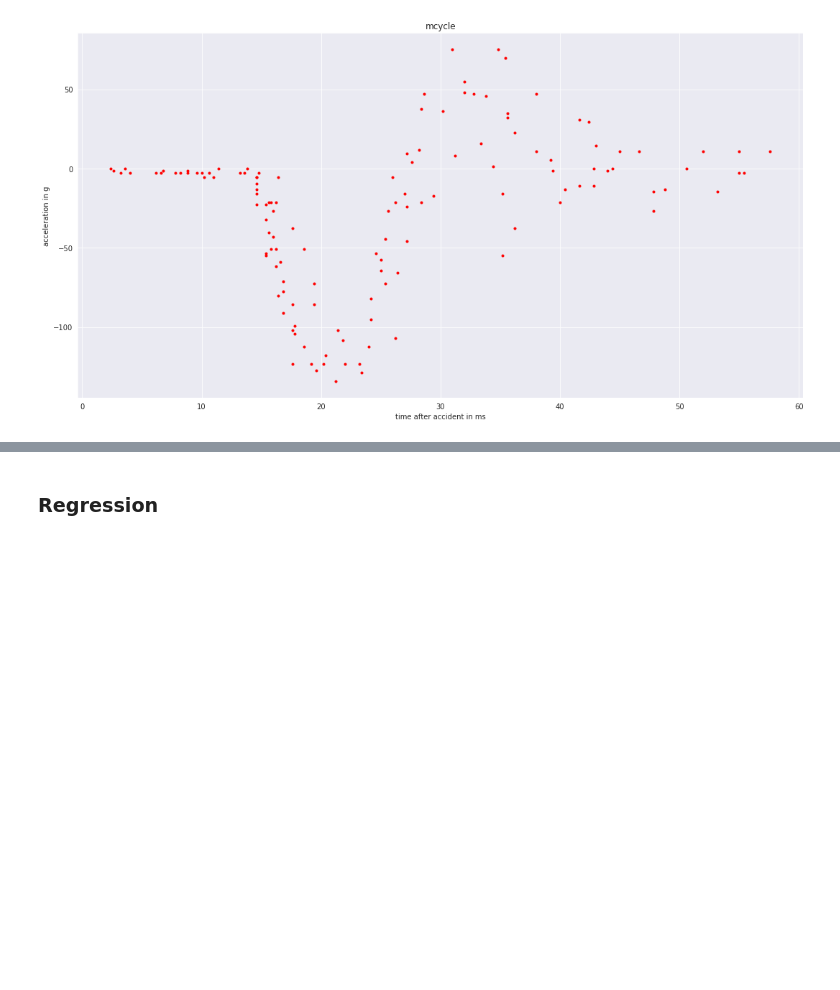
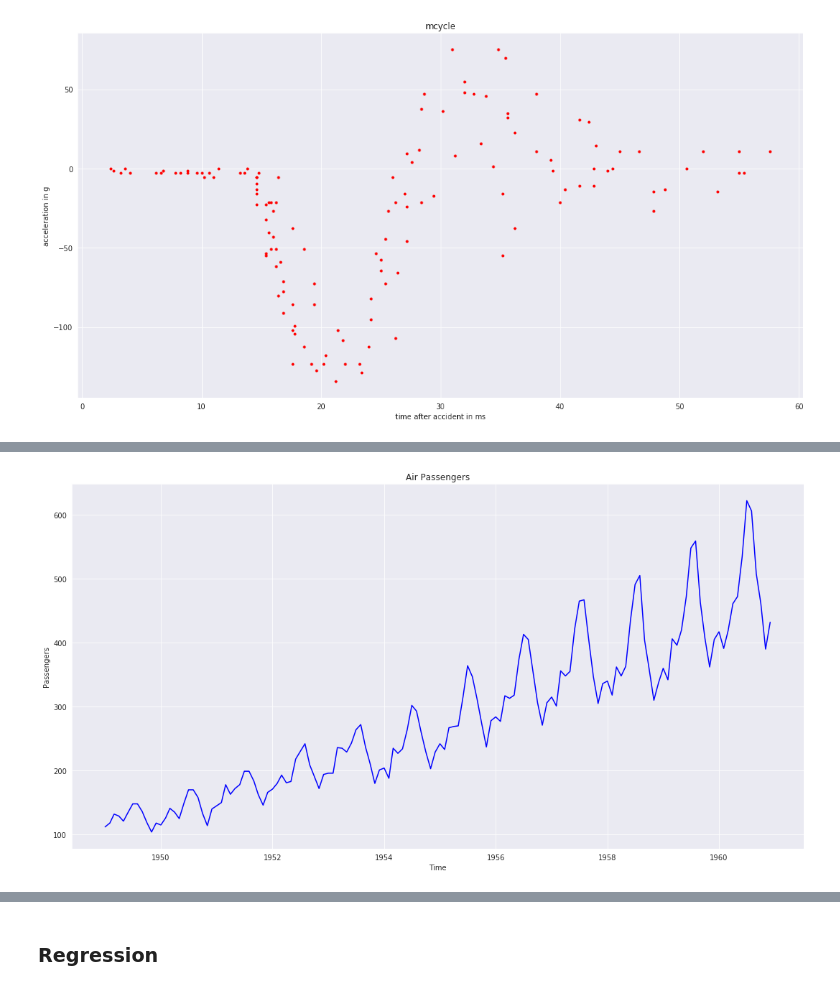
Before and after one commit to kaijennissen/gaussian_processes, a Jupyter notebook: gp-tutorial/gp-tutorial-3-application.ipynb, the cells around one changed output, grey strips where cells are left out. Cells and saved outputs as stored; diff of their text form; code cells hidden in the pictures; blank space fills up the shorter version.

```diff
--- a/gp-tutorial/gp-tutorial-3-application.ipynb
+++ b/gp-tutorial/gp-tutorial-3-application.ipynb
@@ -298,0 +164,16 @@ GPR.likelihood.variance            Parameter  Softplus     True         ()
+# %%
+from pandas.plotting import register_matplotlib_converters
+register_matplotlib_converters()
+
+# plot
+fig, ax1 = plt.subplots(figsize=(15, 8))
+
+ax1.plot(df.index, df['value'], 'b-')
+ax1.set_title('Air Passengers')
+ax1.set_xlabel('Time')
+ax1.set_ylabel('Passengers')
+
+plt.tight_layout()
+plt.show()
+# %% [output]
+[figure, added]
```
Also changed, not shown: parts of 127 cells of this notebook.
